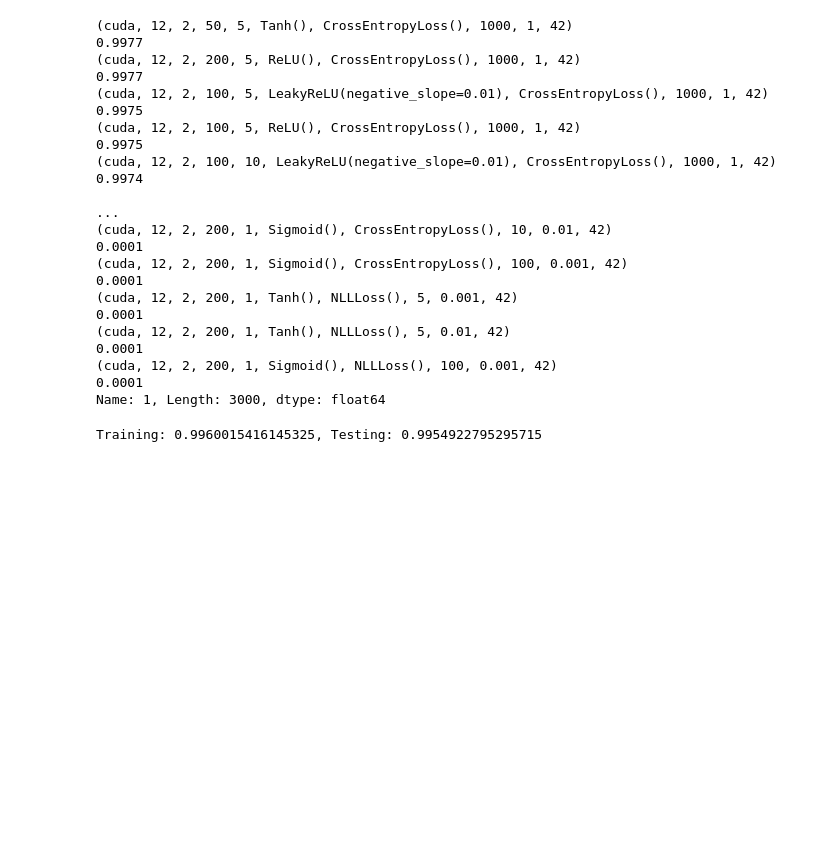
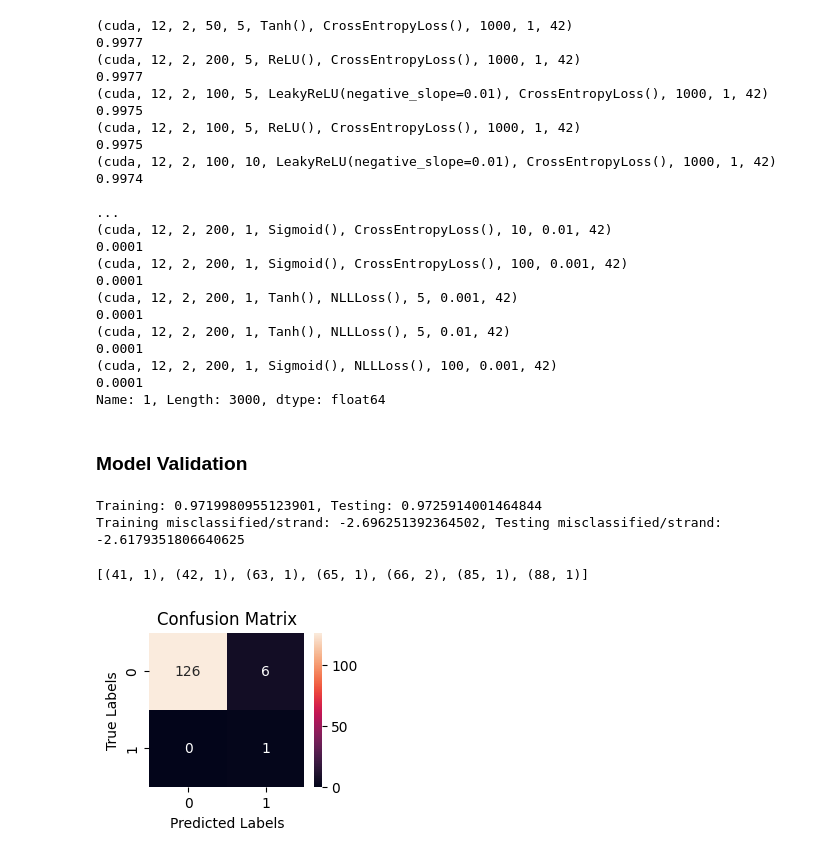
Before and after one commit to Marchand-Lab-Capstone/XenoFind, a Jupyter notebook: lib/xf_prelims/consensus-to-.ipynb, the cells around one changed output. Drawn from its saved outputs; the diff is of its cells as text; code cells hidden in the pictures; blank space fills up the shorter version.

```diff
--- a/lib/xf_prelims/consensus-to-.ipynb
+++ b/lib/xf_prelims/consensus-to-.ipynb
@@ -614,6 +468,8 @@ test.sort_values(ascending=False)
 (cuda, 12, 2, 200, 1, Tanh(), NLLLoss(), 5, 0.01, 42)                                      0.0001
 (cuda, 12, 2, 200, 1, Sigmoid(), NLLLoss(), 100, 0.001, 42)                                0.0001
 Name: 1, Length: 3000, dtype: float64
+# %% [markdown]
+### Model Validation
 # %%
 # Set up device for pytorch
 device = (
@@ -638,14 +494,14 @@ feature_num = tr_x_tensor.shape[1]
 
 out_features = 2
 
-epochs = 1000
+epochs = 2000
 
-l_rate = 1
+l_rate = .01
 
 rs=42
 
 neurons=50
-layers = 5
+layers = 3
 
 loss_fxn = nn.CrossEntropyLoss()
 actv_fxn = nn.Tanh()
@@ -666,5 +522,49 @@ train_loss, train_acc = PTmodel.test_model(tr_x_tensor, tr_y_tensor)
 test_loss, test_acc = PTmodel.test_model(te_x_tensor, te_y_tensor)
 
 print("Training: {}, Testing: {}".format(train_acc, test_acc))
+print("Training misclassified/strand: {}, Testing misclassified/strand: {}".format(1-(132-train_acc.item()*132),1-(132-test_acc.item()*132)))
 # %% [output]
-Training: 0.9960015416145325, Testing: 0.9954922795295715
+Training: 0.9719980955123901, Testing: 0.9725914001464844
+Training misclassified/strand: -2.696251392364502, Testing misclassified/strand: -2.6179351806640625
+# %%
+predictions = []
+trues = []
+idx=99
+top = batch_ranges[idx][1]
+bot = batch_ranges[idx][0]
+for i in range(top-bot + 1):
+    test_consensus = pd.concat(feature_read_list[bot+i:bot+i+1])[:]
+    test_xna_bases = test_consensus[test_consensus['XNA_PRESENT'] == 1]#.reset_index(drop=True)
+    test_rand_bases = test_consensus[test_consensus['XNA_PRESENT'] == 0]
+    training_df = pd.concat([test_xna_bases, test_rand_bases]).reset_index(drop=True)
+    #test_consensus = test_consensus.dropna(how='any')
+
+    strand_features = torch.tensor(pca.transform(test_consensus.loc[:, test_consensus.columns != 'XNA_PRESENT'])).type(torch.float).to(device)
+    strand_labels = torch.tensor(np.asarray(test_consensus['XNA_PRESENT'])).type(torch.LongTensor).to(device)
+
+    strand_logits = PTmodel.model(strand_features)
+
+    strand_predictions = torch.softmax(strand_logits, dim=1).argmax(dim=1)
+    predictions.append(strand_predictions.tolist())
+    trues.append(strand_labels.tolist())
+comp_df = pd.DataFrame(predictions)
+t_df = pd.DataFrame(trues)
+sum_true = t_df.sum()
+sum_pred = comp_df.sum()
+sum_true[sum_true > 0]=1
+sum_pred[sum_pred > 0]=1
+
+from sklearn.metrics import confusion_matrix
+cm = confusion_matrix(sum_true.tolist(), sum_pred.tolist())
+fig, ax = plt.subplots(1, figsize=(2.5, 2))
+sns.heatmap(cm, annot=True, fmt='g', ax=ax)
+ax.set_xlabel("Predicted Labels")
+ax.set_ylabel("True Labels")
+ax.set_title("Confusion Matrix")
+indexes = list(sum_pred[sum_pred > 0].index)
+sums = list(comp_df.sum()[comp_df.sum() > 0])
+print(list(zip(indexes, sums)))
+plt.show()
+# %% [output]
+[(41, 1), (42, 1), (63, 1), (65, 1), (66, 2), (85, 1), (88, 1)]
+[figure, added]
```
Also changed, not shown: parts of 39 cells of this notebook, 1 other file.
